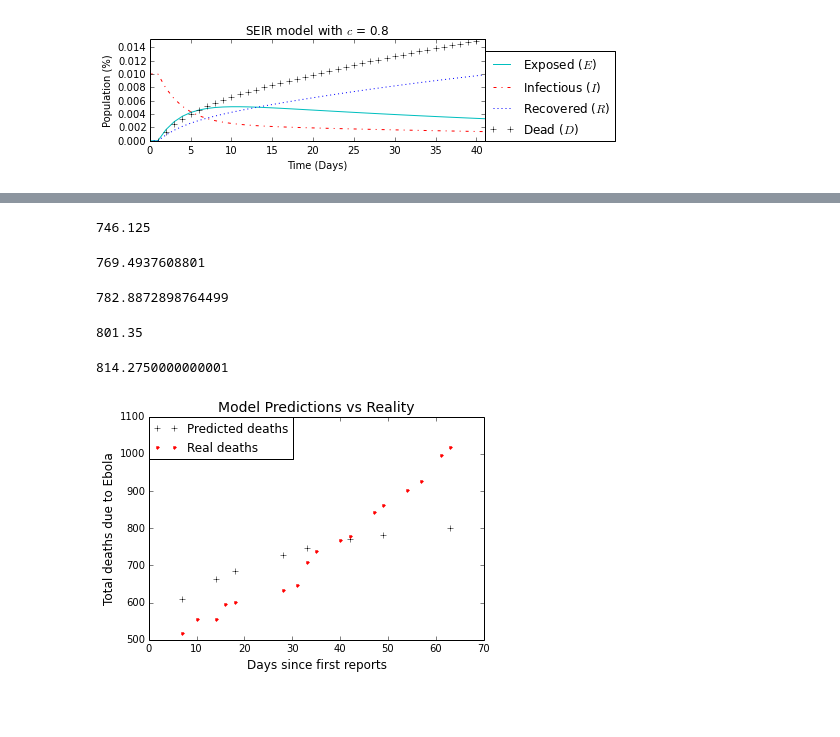
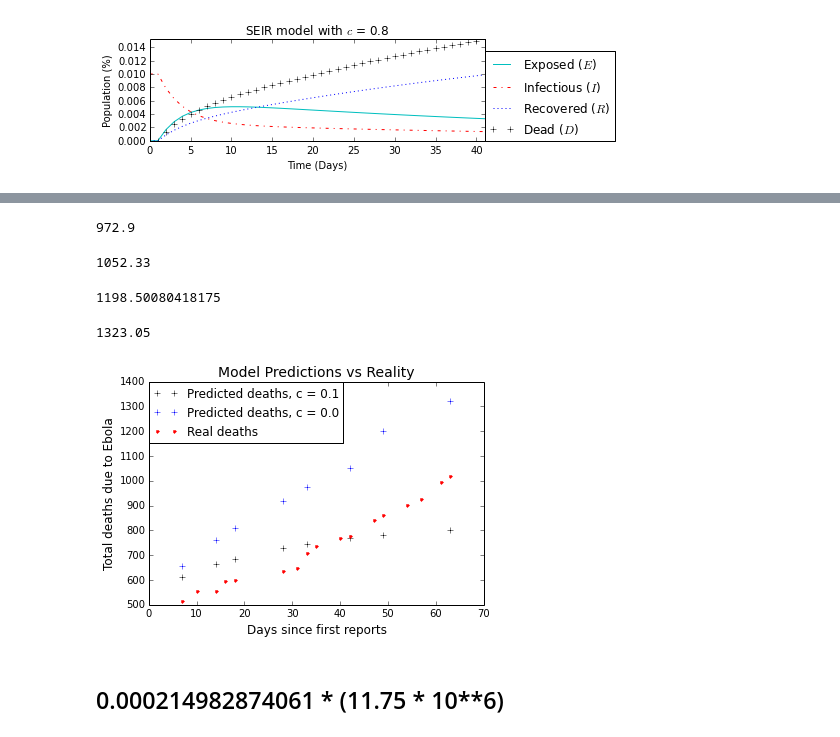
Before and after one commit to abardess/PHYS202-S14, a Jupyter notebook: MCM2015.ipynb, the cells around one changed output, grey strips where cells are left out. Saved outputs shown, nothing was run; the diff lists cells and outputs as text; code cells hidden in the pictures; blank space fills up the shorter version.

```diff
--- a/MCM2015.ipynb
+++ b/MCM2015.ipynb
@@ -301,40 +299,39 @@ print df[-1]
 # %%
 #ND = 33; real_deaths = 710
-.0000635 * (11.75 * 10**6)
+.0000828 * (11.75 * 10**6)
 # %% [output]
-746.125
+972.9
 # %%
 #ND = 42; real_deaths = 778
-.0000654888307132 * (11.75 * 10**6)
+.00008956 * (11.75 * 10**6)
 # %% [output]
-769.4937608801
+1052.33
 # %%
-#ND = 14; real_deaths = 557
-0.0000666287055214 * (11.75 * 10**6)
+#ND = 63; real_deaths = 1018
+.000102000068441 * (11.75 * 10**6)
 # %% [output]
-782.8872898764499
+1198.50080418175
 # %%
-#ND = 63; real_deaths = 1018
-.0000682 * (11.75 * 10**6)
+#ND = 89; real_deaths = 1260; Nov 26
+.0001126 * (11.75 * 10**6)
 # %% [output]
-801.35
+1323.05
-# %%
-#ND = 89; real_deaths = 1260; Nov 26
-.0000693 * (11.75 * 10**6)
-# %% [output]
-814.2750000000001
 # %%
+predicted_c0 = [657, 763, 811, 917, 973, 1052, 1199, 1323]
 predicted = [611.00, 663, 685, 729, 746, 770, 783, 801]
 dates = [7, 14, 18, 28, 33, 42, 49, 63]
 real = [517, 555, 557, 595, 601, 635, 648, 710, 739, 768, 778, 843, 862, 904, 926, 997, 1018]
 dates_r = [7, 10, 14, 16, 18, 28, 31, 33, 35, 40, 42, 47, 49, 54, 57, 61, 63]
-plt.plot(dates, predicted, '+k', label = 'Predicted deaths')
+plt.plot(dates, predicted, '+k', label = 'Predicted deaths, c = 0.1')
+plt.plot(dates, predicted_c0, '+b', label = 'Predicted deaths, c = 0.0')
 plt.plot(dates_r, real, '.r', label = 'Real deaths')
 plt.xlabel('Days since first reports', fontsize = 12)
 plt.ylabel('Total deaths due to Ebola', fontsize = 12)
-plt.legend(loc = (0,.81))
+plt.legend(loc = (0,.725))
 plt.title('Model Predictions vs Reality', fontsize = 14)
 #saveplot('testagainstreal', 'png')
 plt.show()
 # %% [output]
-[figure, old version]
+[figure, new version]
+# %% [markdown]
+## 0.000214982874061 * (11.75 * 10**6)
```
Also changed, not shown: parts of 6 cells of this notebook, 1 other file.
